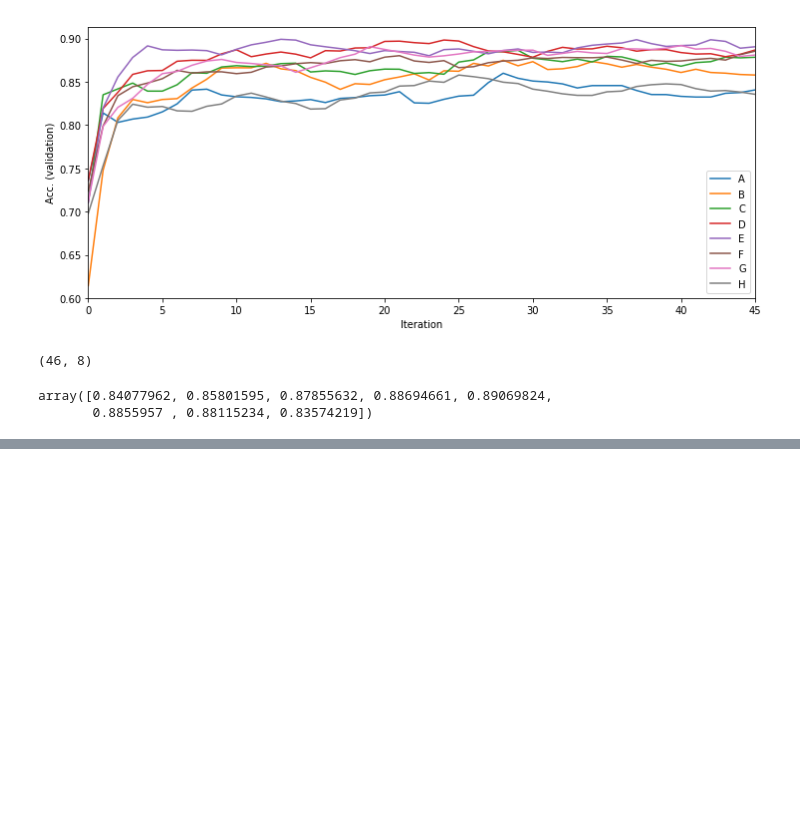
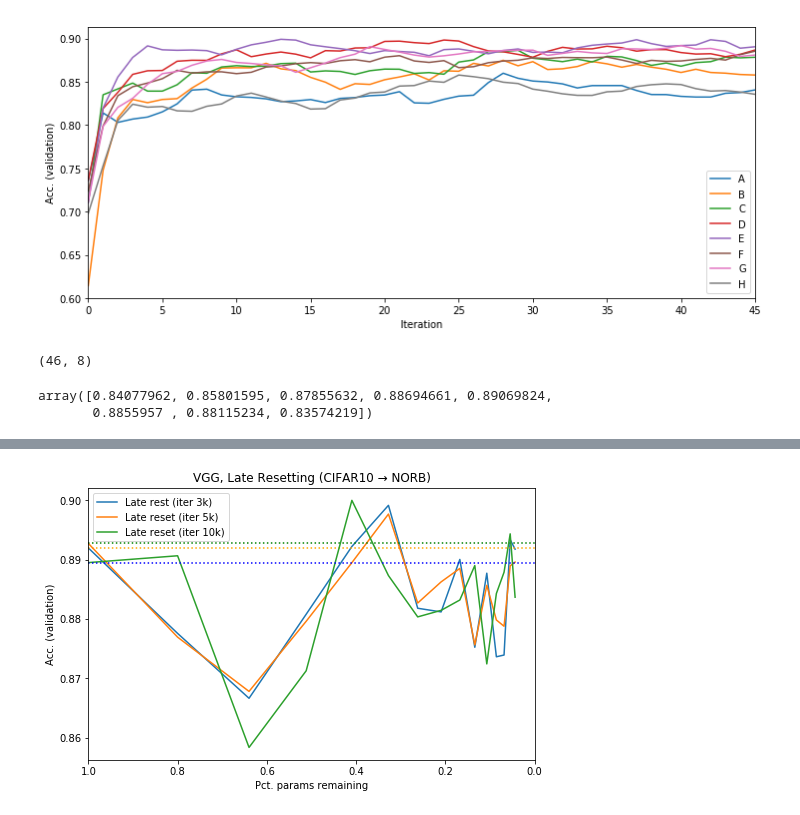
Before and after one commit to rahulsmehta/sparsity-experiments, a Jupyter notebook: experiments/iterative_pruning.ipynb, the cells around one changed output, grey strips where cells are left out. Cells and saved outputs as stored; diff of their text form; code cells hidden in the pictures; blank space fills up the shorter version.

```diff
--- a/experiments/iterative_pruning.ipynb
+++ b/experiments/iterative_pruning.ipynb
@@ -905,0 +964,26 @@ plt.show()
+# %%
+dm4 = np.copy(data_matrix_norb)
+# %%
+data_matrix_norb = dm4#np.stack((dm1,dm2,dm3,dm4)).mean(axis=0)
+# data_matrix_norb_err = np.stack((dm1,dm2,dm3,dm4)).var(axis=0)
+# data_matrix_norb_err.shape
+# %%
+x = [0.8**i for i in range(15)]
+ax = plt.subplot()
+ax.plot(x, data_matrix_norb[21],label='Late rest (iter 3k)')
+ax.axhline(data_matrix_norb[21,0], linestyle=':', color='orange')
+ax.plot(x, data_matrix_norb[22],label='Late reset (iter 5k)')
+ax.axhline(data_matrix_norb[22,0], linestyle=':', color='g')
+ax.plot(x, data_matrix_norb[30],label='Late reset (iter 10k)')
+ax.axhline(data_matrix_norb[30,0], linestyle=':', color='b')
+
+ax.invert_xaxis()
+plt.legend()
+plt.xlim((1.,0.))
+plt.title('VGG, Late Resetting (CIFAR10 → NORB)')
+plt.ylabel('Acc. (validation)')
+plt.xlabel('Pct. params remaining')
+plt.rcParams["figure.figsize"] = [8, 5]
+plt.show()
+# %% [output]
+[figure, added]
```
Also changed, not shown: parts of 13 cells of this notebook, 20 other files.
